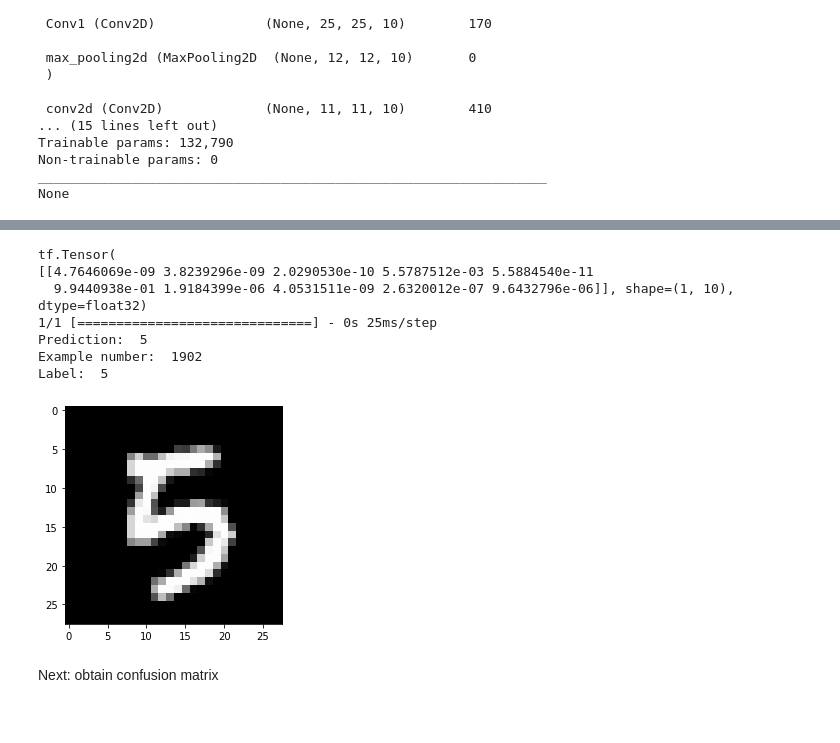
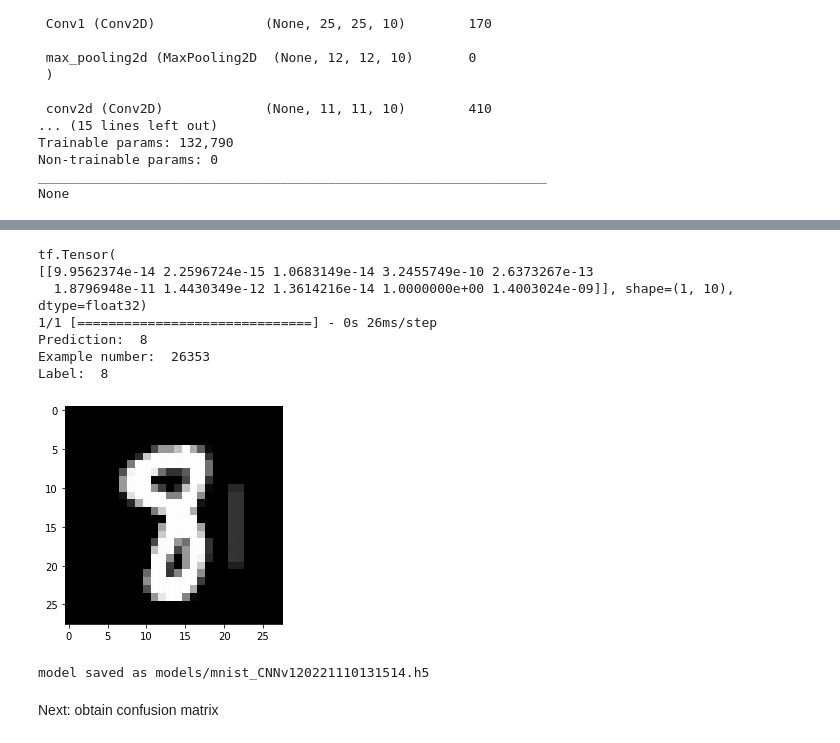
Before and after one commit to alessandro-rubin/MNIST, a Jupyter notebook: minst_cnn.ipynb, the cells around one changed output, grey strips where cells are left out. Drawn from its saved outputs; the diff is of its cells as text; code cells hidden in the pictures.

```diff
--- a/minst_cnn.ipynb
+++ b/minst_cnn.ipynb
@@ -47,23 +47,23 @@ Now, the first column are the labels, the remaining 784 columns are the pixel va
 
 3) correctly format features intoa a 28x28 grid
 # %%
-def data_prep(input_df,split=0.3,verbose=False):
+def data_prep(input_df,verbose=False):
     rng = np.random.default_rng(seed=123)
     data=np.array(input_df)
     m,n=data.shape
     rng.shuffle(data)
-    train_size=int(m*split)
-    x_val=data[:train_size,1:]#the last 784 columns of the first train_size rows are the training features
-    y_val=data[:train_size,0]
-    x_train=data[train_size:,1:]
-    y_train=data[train_size:,0]
+    #train_size=int(m*split)
+    #x_val=data[:train_size,1:]#the last 784 columns of the first train_size rows are the training features
+    #y_val=data[:train_size,0]
+    x_train=data[:,1:]
+    y_train=data[:,0]
     x_train=(x_train.reshape(-1,28,28)/255.).astype('float32')
-    x_val=(x_val.reshape(-1,28,28)/255.).astype('float32')
+    #x_val=(x_val.reshape(-1,28,28)/255.).astype('float32')
     if verbose:
         print(x_train.shape)
     y_train = tf.keras.utils.to_categorical(y_train)
-    y_val = tf.keras.utils.to_categorical(y_val)
-    return x_train,y_train,x_val,y_val
+    #y_val = tf.keras.utils.to_categorical(y_val)
+    return x_train,y_train
 # %%
-x_train, y_train, x_val, y_val= data_prep(data, verbose=True)
+x_train, y_train= data_prep(data, verbose=True)
 # %% [output]
@@ -76,3 +76,6 @@ x_val = x_val.reshape(-1, 28, 28, 1)
+# %%
+x_train=tf.convert_to_tensor(x_train)
+y_train=tf.convert_to_tensor(y_train)
 # %% [markdown]
 #### Now I have the data prepared, I can construct a CNN and feed data to it:
 # %%
@@ -137,3 +140,3 @@ x_train.shape
 # %%
-history = model.fit(x_train, y_train,batch_size=30, epochs=10, validation_data=(x_val, y_val))
+history = model.fit(x_train, y_train,batch_size=30, epochs=50, validation_split=0.3)
 # %% [output]
@@ -167,11 +167,11 @@ array([[2.2663869e-10, 6.6601700e-08, 7.7939532e-13, 4.9841331e-10,
 # %%
-test_model(model,x_val,y_val,np.random.randint(0,4000),show_probability=True)
+test_model(model,x_train,y_train,np.random.randint(0,x_train.shape[0]),show_probability=True)
 # %% [output]
 tf.Tensor(
-[[4.7646069e-09 3.8239296e-09 2.0290530e-10 5.5787512e-03 5.5884540e-11
-  9.9440938e-01 1.9184399e-06 4.0531511e-09 2.6320012e-07 9.6432796e-06]], shape=(1, 10), dtype=float32)
-1/1 [==============================] - 0s 25ms/step
-Prediction:  5
-Example number:  1902
-Label:  5
+[[9.9562374e-14 2.2596724e-15 1.0683149e-14 3.2455749e-10 2.6373267e-13
+  1.8796948e-11 1.4430349e-12 1.3614216e-14 1.0000000e+00 1.4003024e-09]], shape=(1, 10), dtype=float32)
+1/1 [==============================] - 0s 26ms/step
+Prediction:  8
+Example number:  26353
+Label:  8
-[figure, old version]
+[figure, new version]
@@ -178,11 +182,13 @@ Label:  5
 # %%
 # Save the trained model
-savemodel=False
-modelFileName = 'models/mnistNNv1.h5'
+savemodel=True
+modelFileName = 'models/mnist_CNNv1_'+timestamp+'.h5'
 if savemodel:
     model.save(modelFileName)
     #del model  # deletes the existing model variable
     print('model saved as', modelFileName)
+# %% [output]
+model saved as models/mnist_CNNv120221110131514.h5
 # %% [markdown]
 Next: obtain confusion matrix
 # %%
```
Also changed, not shown: parts of 15 cells of this notebook, 5 other files.
